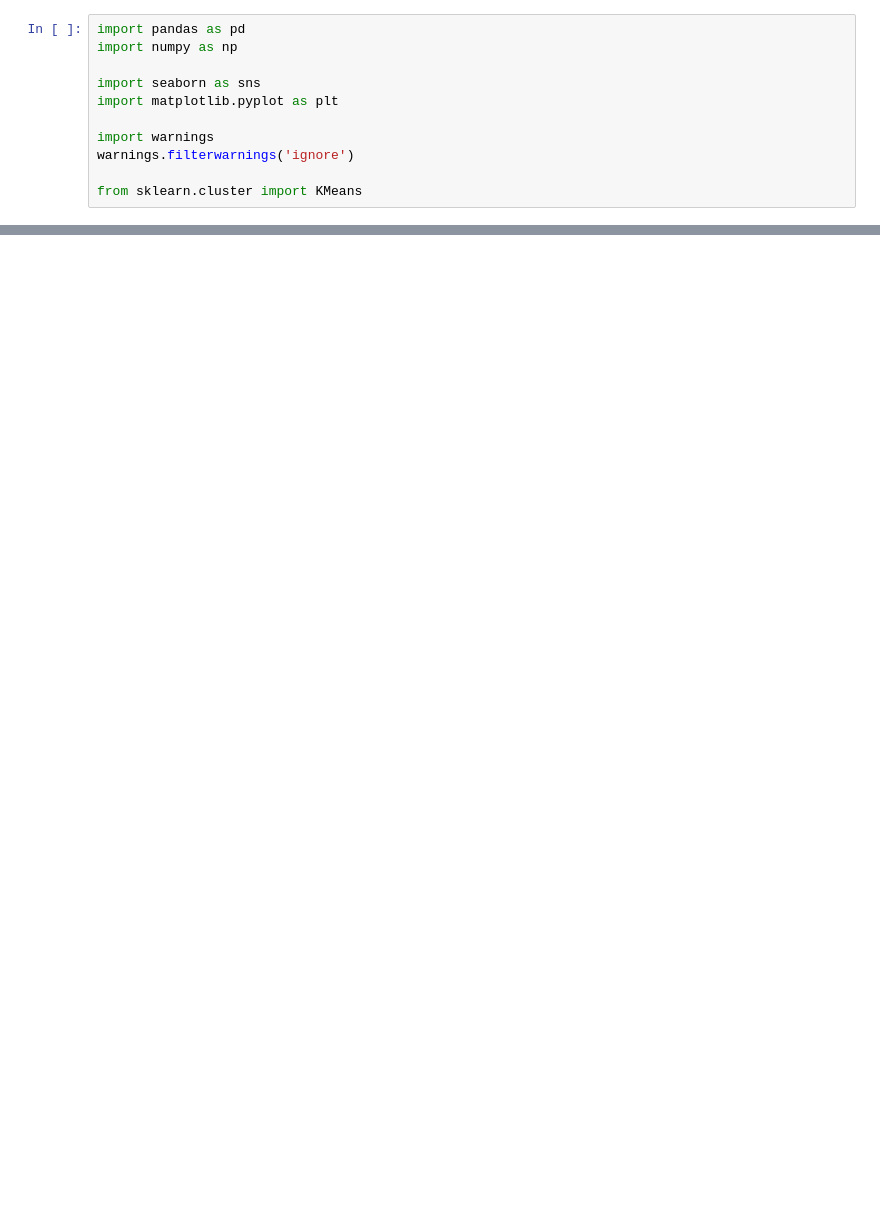
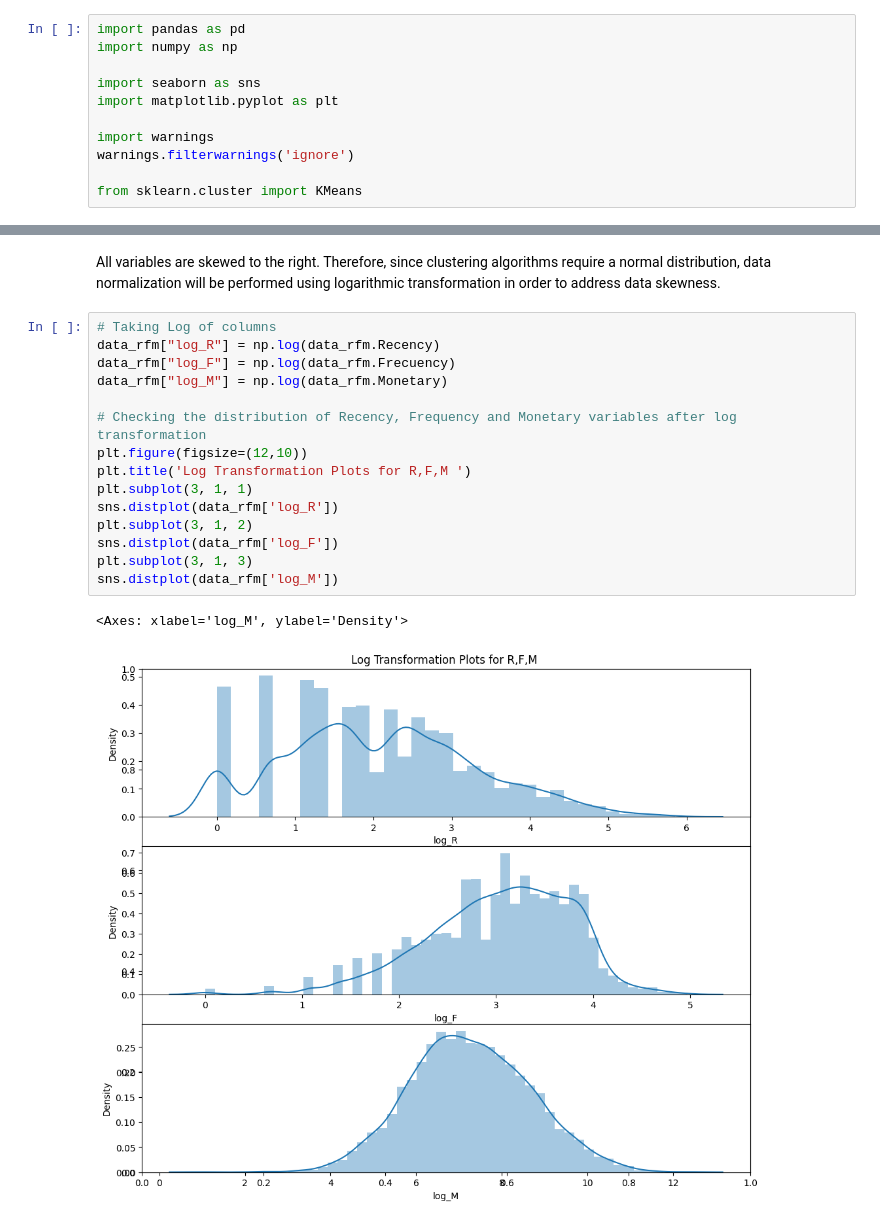
Before and after one commit to angiesanchezm/customer_segmentation, a Jupyter notebook: customer_segmentation.ipynb, the cells around one changed output, grey strips where cells are left out. Cells and saved outputs as stored; diff of their text form; blank space fills up the shorter version.

```diff
--- a/customer_segmentation.ipynb
+++ b/customer_segmentation.ipynb
@@ -631,0 +309,20 @@ plt.show()
+# %% [markdown]
+All variables are skewed to the right. Therefore, since clustering algorithms require a normal distribution, data normalization will be performed using logarithmic transformation in order to address data skewness.
+# %%
+# Taking Log of columns
+data_rfm["log_R"] = np.log(data_rfm.Recency)
+data_rfm["log_F"] = np.log(data_rfm.Frecuency)
+data_rfm["log_M"] = np.log(data_rfm.Monetary)
+
+# Checking the distribution of Recency, Frequency and Monetary variables after log transformation
+plt.figure(figsize=(12,10))
+plt.title('Log Transformation Plots for R,F,M ')
+plt.subplot(3, 1, 1)
+sns.distplot(data_rfm['log_R'])
+plt.subplot(3, 1, 2)
+sns.distplot(data_rfm['log_F'])
+plt.subplot(3, 1, 3)
+sns.distplot(data_rfm['log_M'])
+# %% [output]
+<Axes: xlabel='log_M', ylabel='Density'>
+[figure, added]
```
Also changed, not shown: parts of 82 cells of this notebook.
